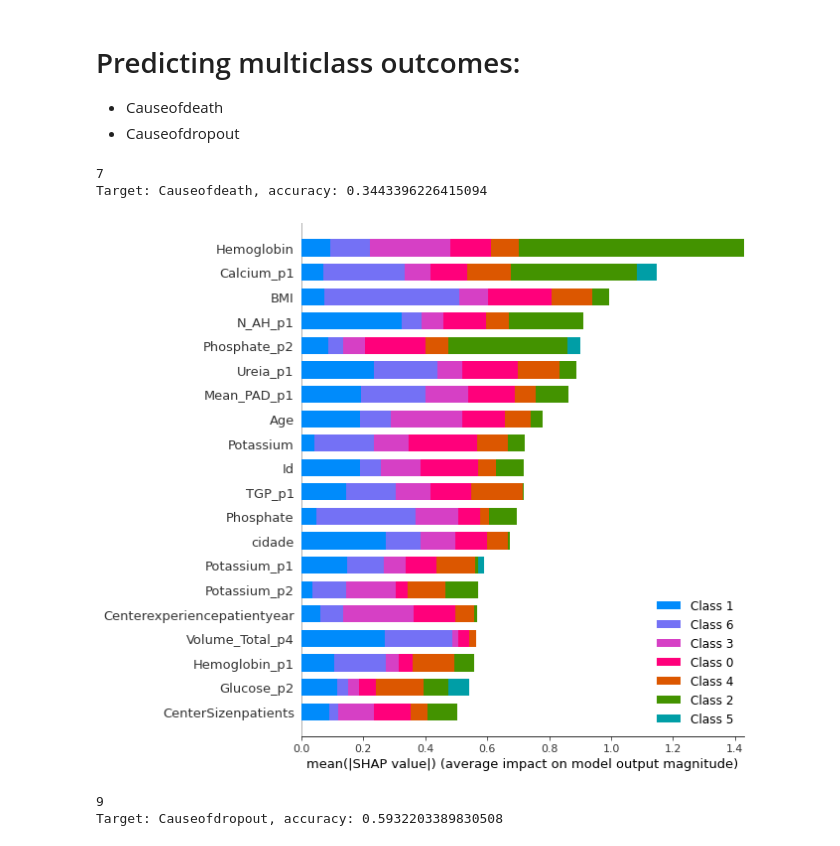
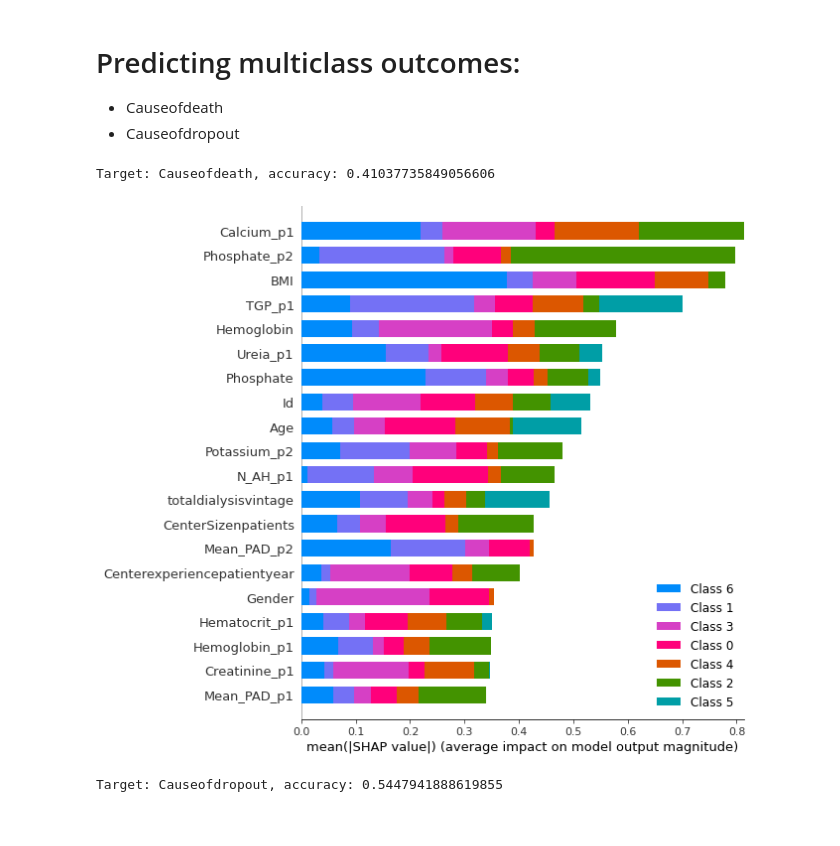
Before and after one commit to YitingZhang1997/MIDAS_Project_2020, a Jupyter notebook: Data_Exploration_CauseofDeath_Classification.ipynb, the cells around one changed output. Drawn from its saved outputs; the diff is of its cells as text; code cells hidden in the pictures.

```diff
--- a/Data_Exploration_CauseofDeath_Classification.ipynb
+++ b/Data_Exploration_CauseofDeath_Classification.ipynb
@@ -235,7 +235,10 @@ for target in targets:
         X, y, test_size=0.2, shuffle=True, random_state=None)
 
     # train XGBoost modelm
-    model = xgboost.XGBClassifier()
+    model = xgboost.XGBClassifier(
+        learning_rate =0.1,
+        max_depth=10,
+        min_child_weight=2)
     model.fit(X_train, y_train)
 
     y_pred = model.predict(X_test)
@@ -267,37 +268,38 @@ targets = ["Causeofdeath","Causeofdropout"]
 indicators = {"Causeofdeath":"Deathevent","Causeofdropout":"Dropoutsim1"}
 
 for target in targets:
     base_data = df_selected[df_selected[indicators[target]]==1]
 
     y = base_data[target]
     X = base_data.drop(columns=['Deathevent', 'Causeofdeath',\
                                 'TechniqueFailureevent', 'nome_cidade',\
                                 'DataincioPDNEt','TechFailureDeathnotcens',\
                                 'CRTechniqueFailure','CRDeath',\
                                 'Causeofdropout','Dropoutsim1',\
                                 'Anodesada','mesdesaida','anodeentrada',\
                                 'CODPAX']) # X is based on patients' personal information
 
     # Split data into train and test subsets
     X_train, X_test, y_train, y_test = train_test_split(
         X, y, test_size=0.2, shuffle=True, random_state=None)
 
-    # train XGBoost modelm
-    model = xgboost.XGBClassifier()
+    # train XGBoost model
+    model = xgboost.XGBClassifier(
+        learning_rate =0.1,
+        max_depth=9,
+        min_child_weight=4)
     model.fit(X_train, y_train)
 
     y_pred = model.predict(X_test)
     normalised_accuracy = accuracy_score(y_test, y_pred)
 
     print(f"Target: {target}, accuracy: {normalised_accuracy}")
 
     explainer = shap.TreeExplainer(model)
     shap_values = explainer.shap_values(X_test)
 
     shap.summary_plot(shap_values, X_test)
 # %% [output]
-7
-Target: Causeofdeath, accuracy: 0.3443396226415094
+Target: Causeofdeath, accuracy: 0.41037735849056606
-[figure, old version]
+[figure, new version]
-9
-Target: Causeofdropout, accuracy: 0.5932203389830508
+Target: Causeofdropout, accuracy: 0.5447941888619855
```
Also changed, not shown: parts of 3 cells of this notebook.
